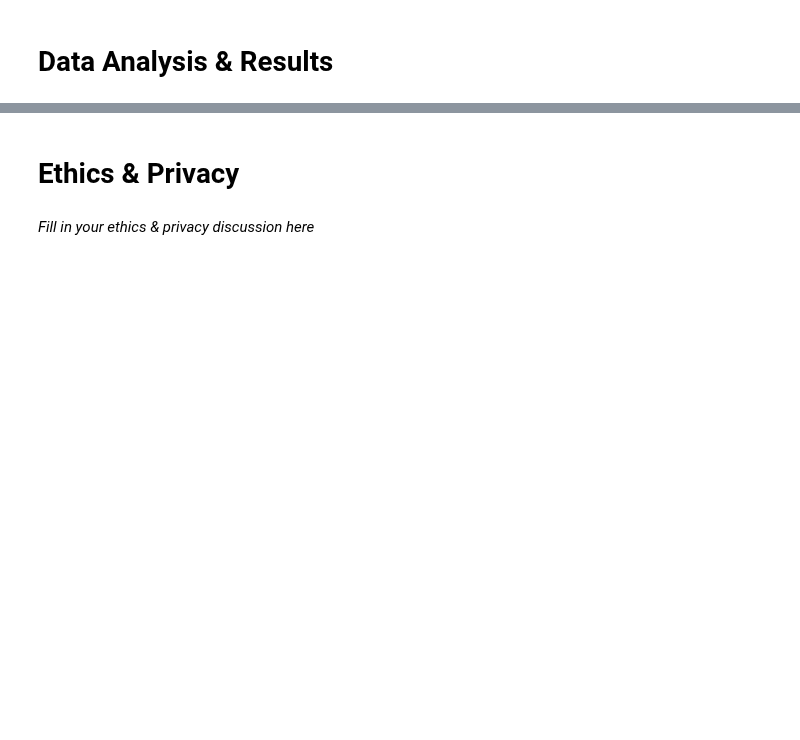
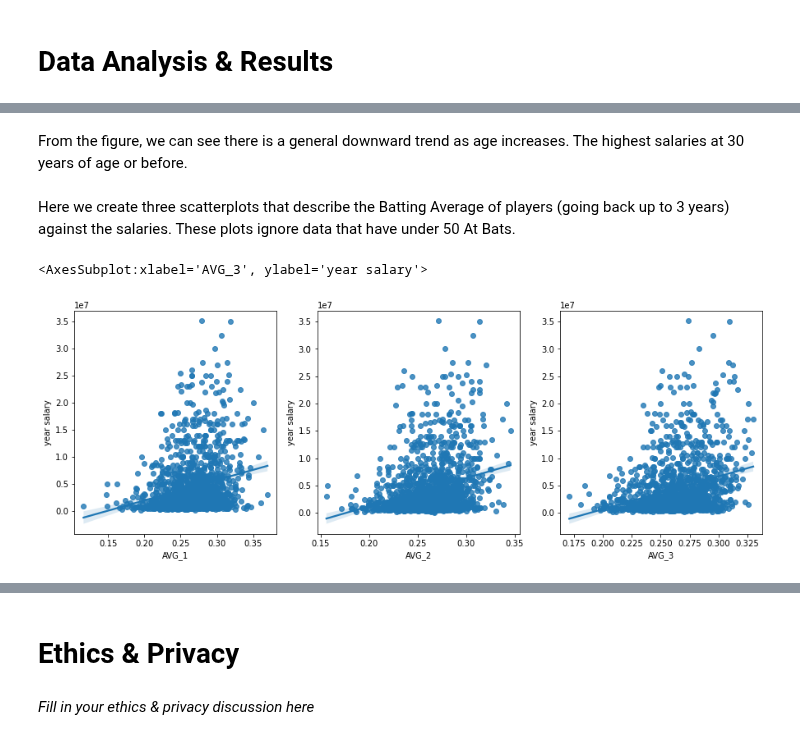
Before and after one commit to leo3friedman/baseball-salary-prediction, a Jupyter notebook: FinalProjectGroup_042-Fa22.ipynb, the cells around one changed output, grey strips where cells are left out. Saved outputs shown, nothing was run; the diff lists cells and outputs as text; code cells hidden in the pictures; blank space fills up the shorter version.

```diff
--- a/FinalProjectGroup_042-Fa22.ipynb
+++ b/FinalProjectGroup_042-Fa22.ipynb
@@ -71,0 +503,2 @@ Include cells that describe the steps in your data analysis.
+# %%
+batting_grouped = batting.groupby(['playerName','year'])
@@ -71,0 +507,32 @@ Include cells that describe the steps in your data analysis.
+# %%
+# get a player's statistics
+# player (str): the name of the player
+# year (float): the year of the statistics
+# return: a one row dataframe of the batting statistics
+def getBattingStats(player: str, year: float):
+    try:
+        return batting_grouped.get_group((player, year))
+    except:
+        return None
+
+# gets data for plotting a batting stat against a yearly salary.
+# stat (str) : the stat to plot against salary
+# AB_limit (int) : drops any stat with less at bats than this
+# years_back (int) : how many previous years of statistics to average.
+# return: a list of tuples (stat, salary)
+def getPlotableData(stat: str, AB_limit: int, years_back: int):
+    data = []
+    for index, contract in contracts.iterrows():
+        if contract['playerName'] in list(batting['playerName']):
+            year_salary = contract['yearSalary']
+            average = 0
+            for i in range(years_back):
+                stats = getBattingStats(contract['playerName'], contract['year']-(i+1))
+                if stats is not None and float(stats['AB']) > AB_limit:
+                    average += float(stats[stat])
+                else:
+                    average = -1
+                    break
+            if average != -1:
+                data.append((float(average/years_back), year_salary))
+    return data
@@ -71,0 +554,17 @@ Include cells that describe the steps in your data analysis.
+# %% [markdown]
+From the figure, we can see there is a general downward trend as age increases. The highest salaries at 30 years of age or before.
+# %% [markdown]
+Here we create three scatterplots that describe the Batting Average of players (going back up to 3 years) against the salaries. These plots ignore data that have under 50 At Bats.
+# %%
+data_1 = pd.DataFrame(data= getPlotableData('AVG', 50, 1), columns = ['AVG_1', 'year salary'])
+data_2 = pd.DataFrame(data= getPlotableData('AVG', 50, 2), columns = ['AVG_2', 'year salary'])
+data_3 = pd.DataFrame(data= getPlotableData('AVG', 50, 3), columns = ['AVG_3', 'year salary'])
+fig, (ax1, ax2, ax3) = plt.subplots(1,3)
+fig.set_figheight(5)
+fig.set_figwidth(15)
+sns.regplot(data=data_1, x='AVG_1', y='year salary', ax=ax1)
+sns.regplot(data=data_2, x='AVG_2', y='year salary', ax=ax2)
+sns.regplot(data=data_3, x='AVG_3', y='year salary', ax=ax3)
+# %% [output]
+<AxesSubplot:xlabel='AVG_3', ylabel='year salary'>
+[figure, added]
```
Also changed, not shown: parts of 63 cells of this notebook.
